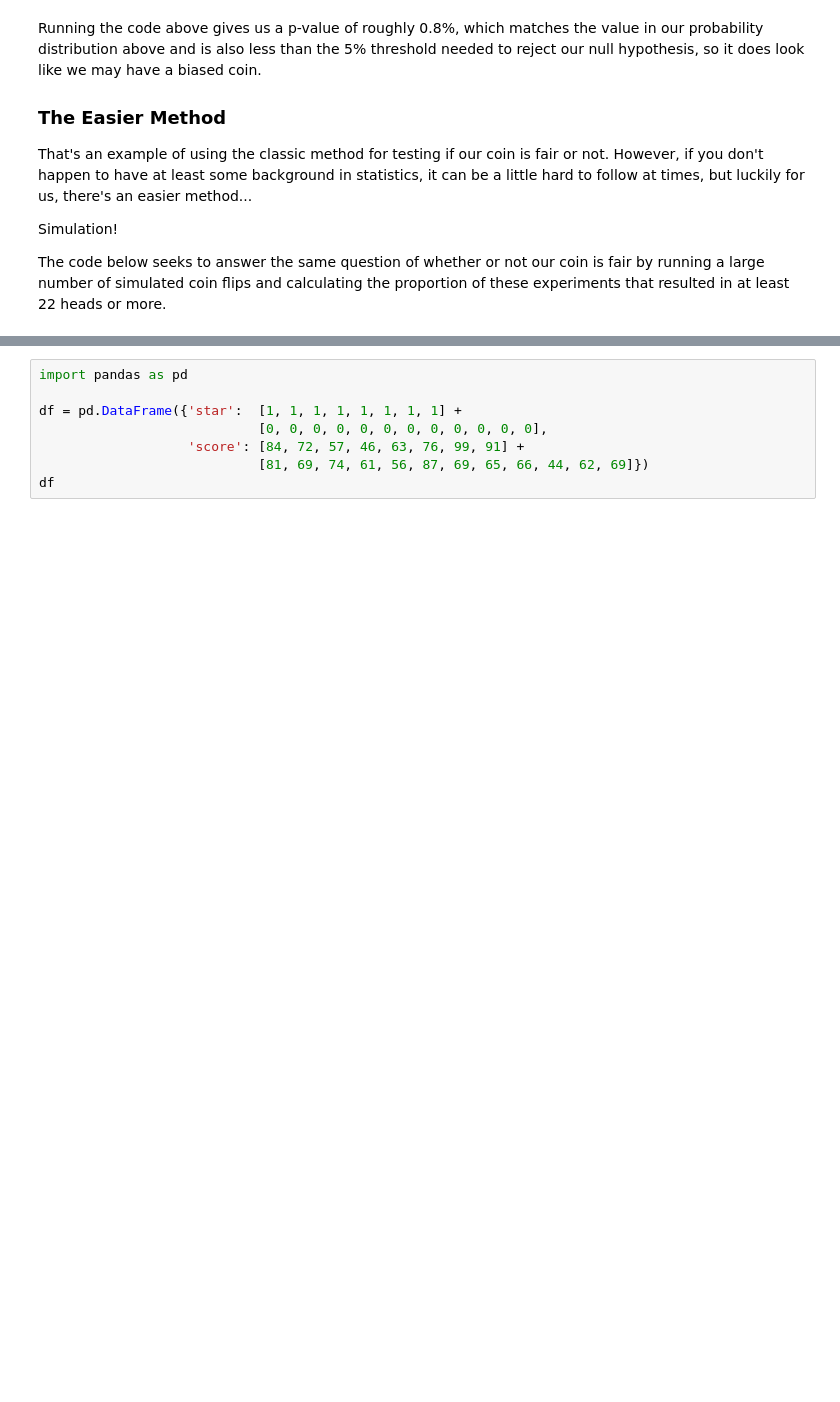
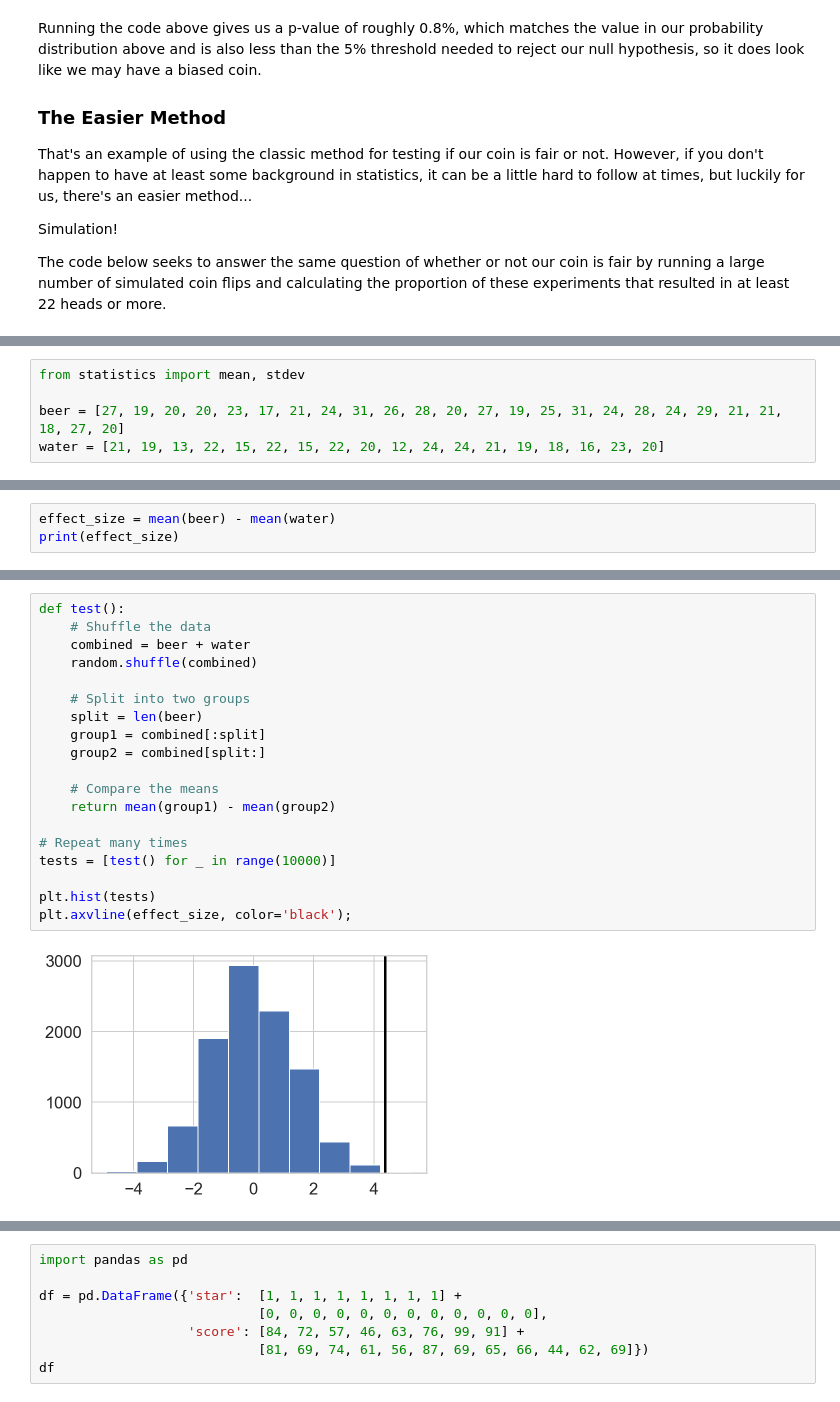
Before and after one commit to thebridge-tech/DataScience_PRE_Week3, a Jupyter notebook: WP3_WU_TUE_M.ipynb, the cells around one changed output, grey strips where cells are left out. Cells and saved outputs as stored; diff of their text form; blank space fills up the shorter version.

```diff
--- a/WP3_WU_TUE_M.ipynb
+++ b/WP3_WU_TUE_M.ipynb
@@ -219,0 +267,5 @@ Simulated P-value: 0.7%
+# %%
+from statistics import mean, stdev
+
+beer = [27, 19, 20, 20, 23, 17, 21, 24, 31, 26, 28, 20, 27, 19, 25, 31, 24, 28, 24, 29, 21, 21, 18, 27, 20]
+water = [21, 19, 13, 22, 15, 22, 15, 22, 20, 12, 24, 24, 21, 19, 18, 16, 23, 20]
@@ -219,0 +290,3 @@ Simulated P-value: 0.7%
+# %%
+effect_size = mean(beer) - mean(water)
+print(effect_size)
@@ -219,0 +305,21 @@ Simulated P-value: 0.7%
+# %%
+def test():
+    # Shuffle the data
+    combined = beer + water
+    random.shuffle(combined)
+
+    # Split into two groups
+    split = len(beer)
+    group1 = combined[:split]
+    group2 = combined[split:]
+
+    # Compare the means
+    return mean(group1) - mean(group2)
+
+# Repeat many times
+tests = [test() for _ in range(10000)]
+
+plt.hist(tests)
+plt.axvline(effect_size, color='black');
+# %% [output]
+[figure, added]
```
Also changed, not shown: parts of 30 cells of this notebook, 3 other files.
